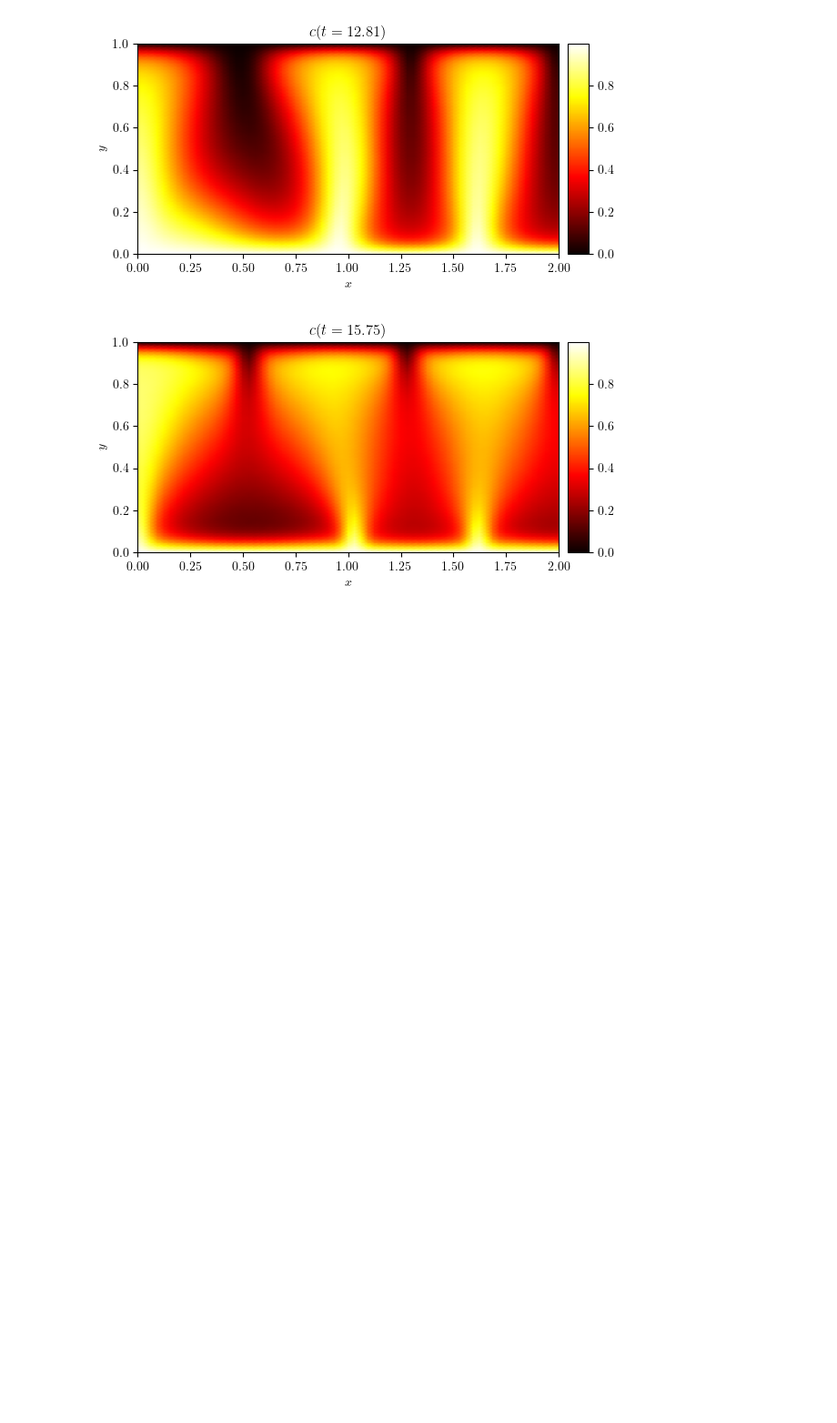
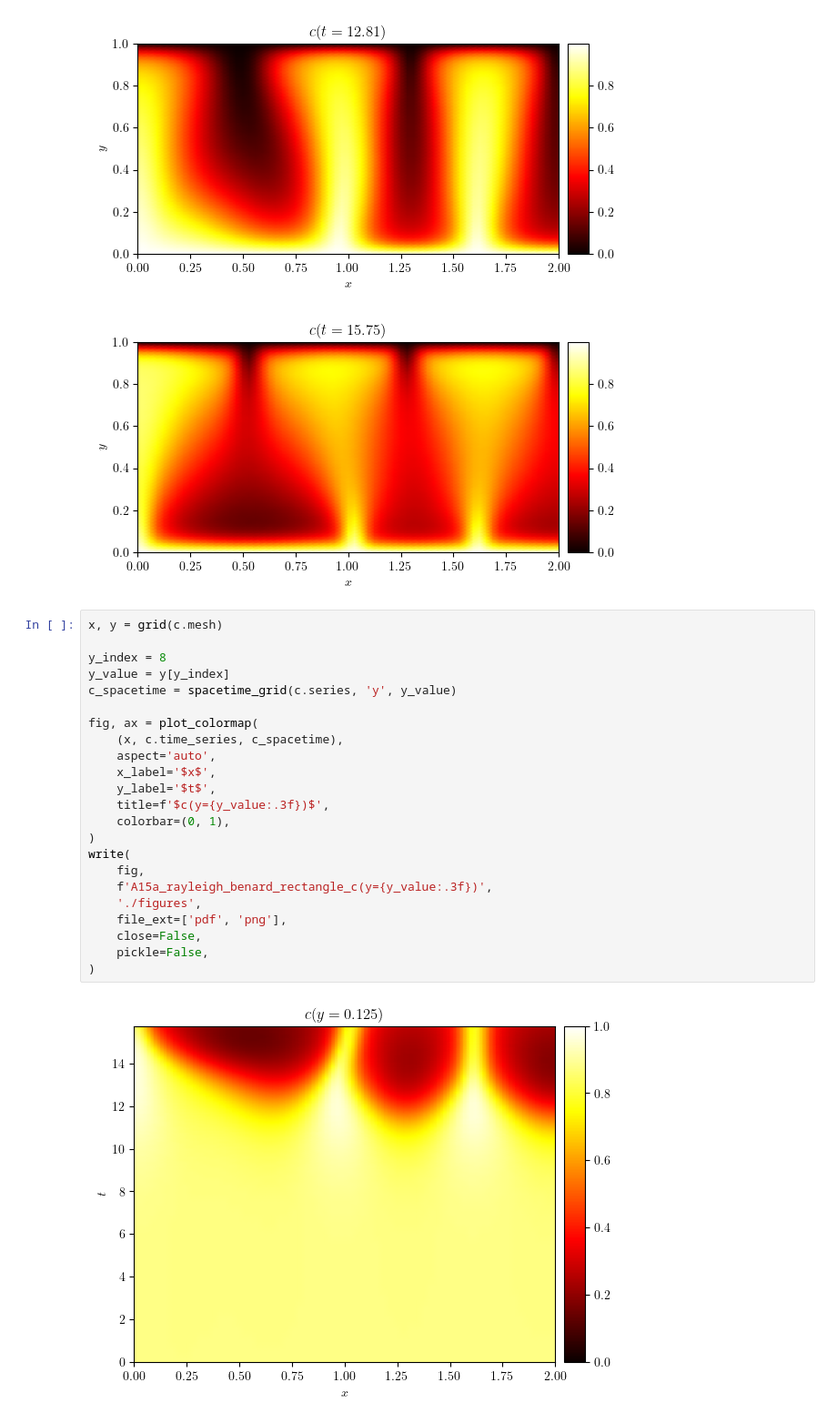
Before and after one commit to george-poole/LUCiFEx, a Jupyter notebook: demo/A15a_porous_convection_rayleigh_benard.ipynb, the cells around one changed output. Shown at 91% size. Cells and saved outputs as stored; diff of their text form; blank space fills up the shorter version.

```diff
--- a/demo/A15a_porous_convection_rayleigh_benard.ipynb
+++ b/demo/A15a_porous_convection_rayleigh_benard.ipynb
@@ -196,6 +196,31 @@ for i in time_indices:
 [figure]
 [figure]
 [figure]
+# %%
+x, y = grid(c.mesh)
+
+y_index = 8
+y_value = y[y_index]
+c_spacetime = spacetime_grid(c.series, 'y', y_value)
+
+fig, ax = plot_colormap(
+    (x, c.time_series, c_spacetime),
+    aspect='auto',
+    x_label='$x$',
+    y_label='$t$',
+    title=f'$c(y={y_value:.3f})$',
+    colorbar=(0, 1),
+)
+write(
+    fig,
+    f'A15a_rayleigh_benard_rectangle_c(y={y_value:.3f})',
+    './figures',
+    file_ext=['pdf', 'png'],
+    close=False,
+    pickle=False,
+)
+# %% [output]
+[figure, added]
 # %%
 slc = slice(0, None, 2)
 
```
Also changed, not shown: parts of 2 cells of this notebook, 40 other files.
